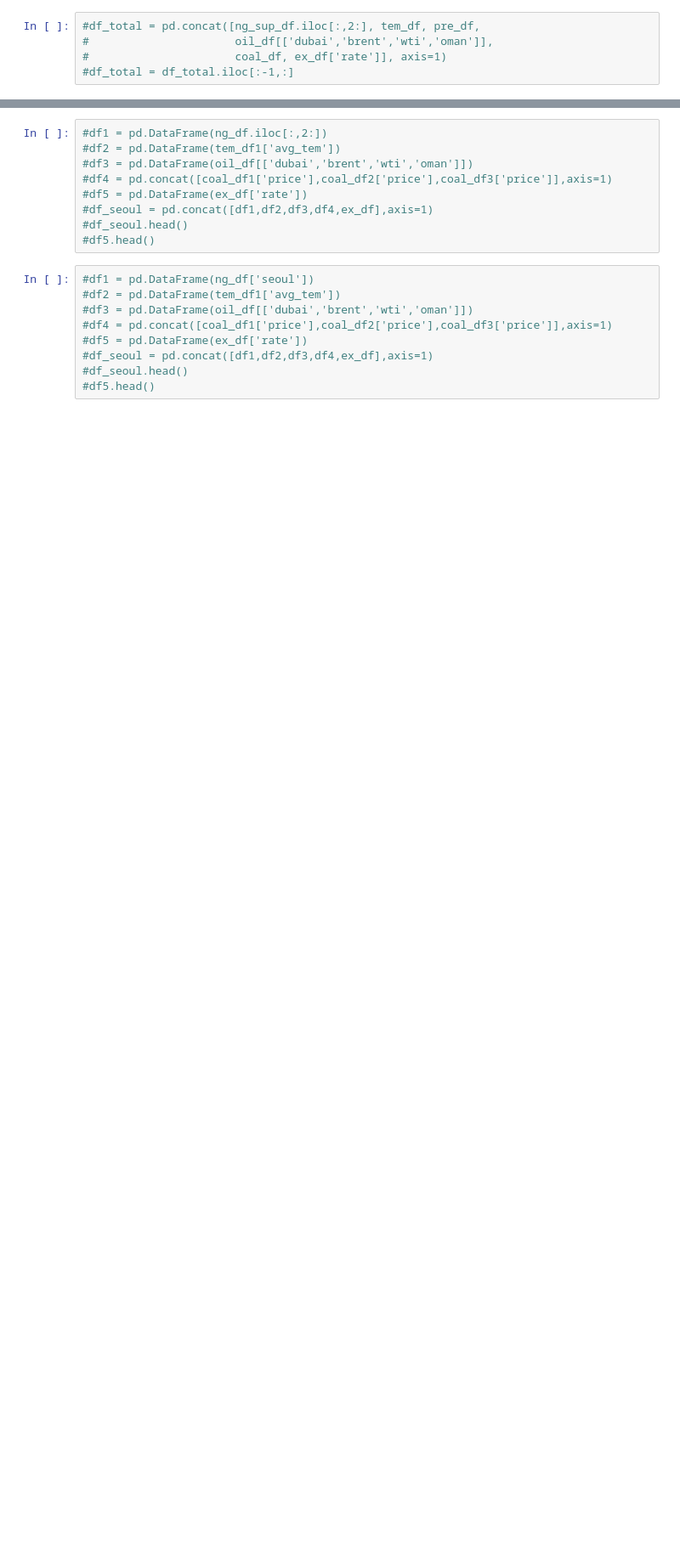
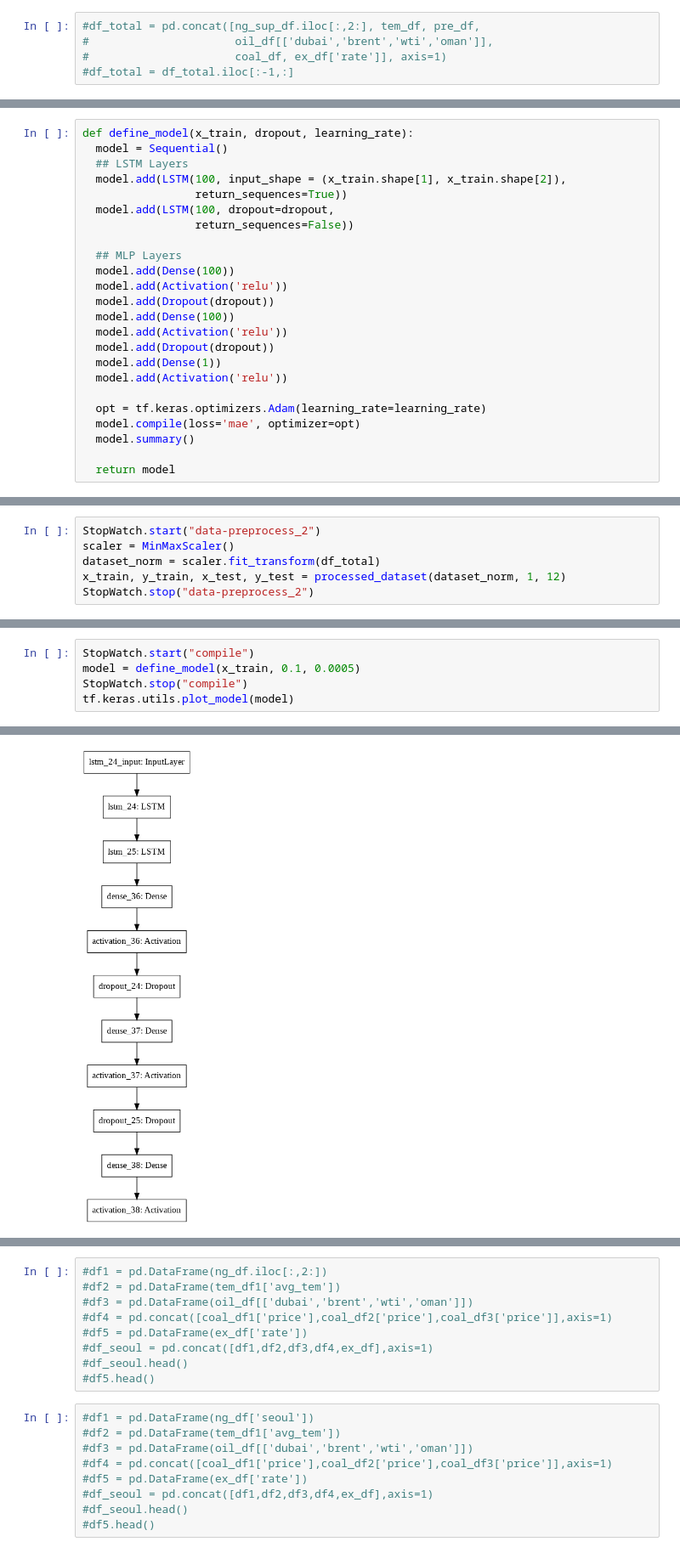
Before and after one commit to cybertraining-dsc/sp21-599-356, a Jupyter notebook: project/code/code.ipynb, the cells around one changed output, grey strips where cells are left out. Shown at 85% size. Drawn from its saved outputs; the diff is of its cells as text; blank space fills up the shorter version.

```diff
--- a/project/code/code.ipynb
+++ b/project/code/code.ipynb
@@ -185,0 +251,24 @@ pre_df.head()
+# %%
+def define_model(x_train, dropout, learning_rate):
+  model = Sequential()
+  ## LSTM Layers
+  model.add(LSTM(100, input_shape = (x_train.shape[1], x_train.shape[2]),
+                 return_sequences=True))
+  model.add(LSTM(100, dropout=dropout,
+                 return_sequences=False))
+
+  ## MLP Layers
+  model.add(Dense(100))
+  model.add(Activation('relu'))
+  model.add(Dropout(dropout))
+  model.add(Dense(100))
+  model.add(Activation('relu'))
+  model.add(Dropout(dropout))
+  model.add(Dense(1))
+  model.add(Activation('relu'))
+
+  opt = tf.keras.optimizers.Adam(learning_rate=learning_rate)
+  model.compile(loss='mae', optimizer=opt)
+  model.summary()
+
+  return model
@@ -185,0 +335,6 @@ pre_df.head()
+# %%
+StopWatch.start("data-preprocess_2")
+scaler = MinMaxScaler()
+dataset_norm = scaler.fit_transform(df_total)
+x_train, y_train, x_test, y_test = processed_dataset(dataset_norm, 1, 12)
+StopWatch.stop("data-preprocess_2")
@@ -185,0 +343,6 @@ pre_df.head()
+# %%
+StopWatch.start("compile")
+model = define_model(x_train, 0.1, 0.0005)
+StopWatch.stop("compile")
+tf.keras.utils.plot_model(model)
+# %% [output]
@@ -185,0 +366 @@ pre_df.head()
+[figure, added]
```
Also changed, not shown: parts of 101 cells of this notebook.
